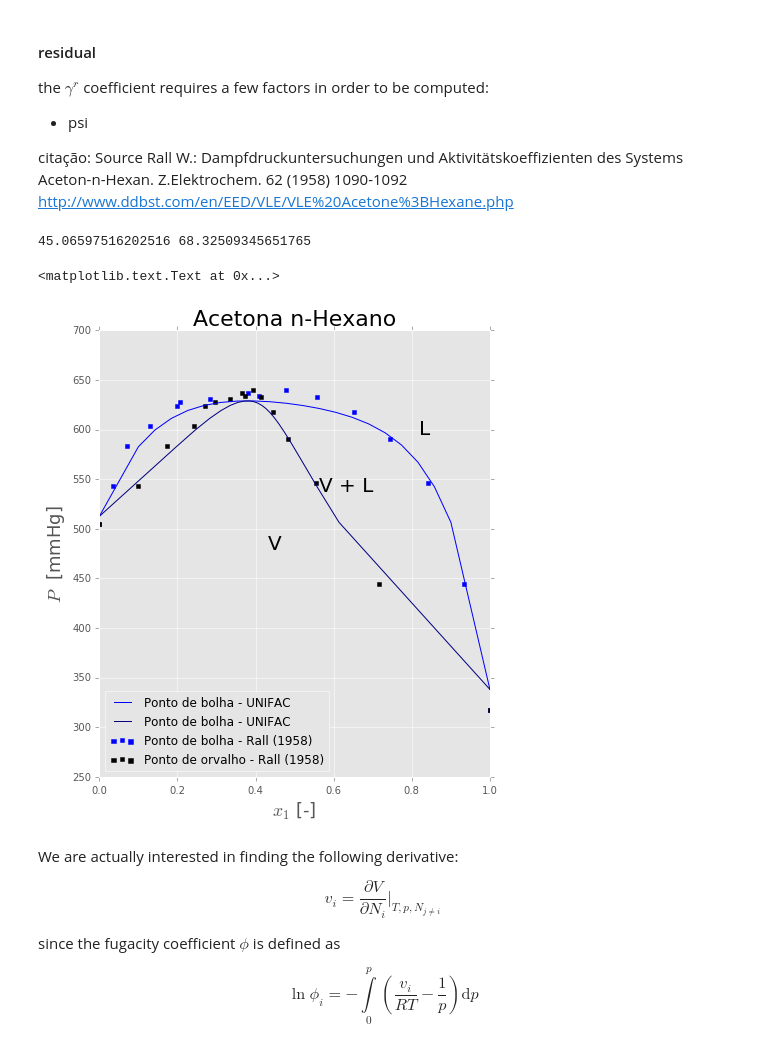
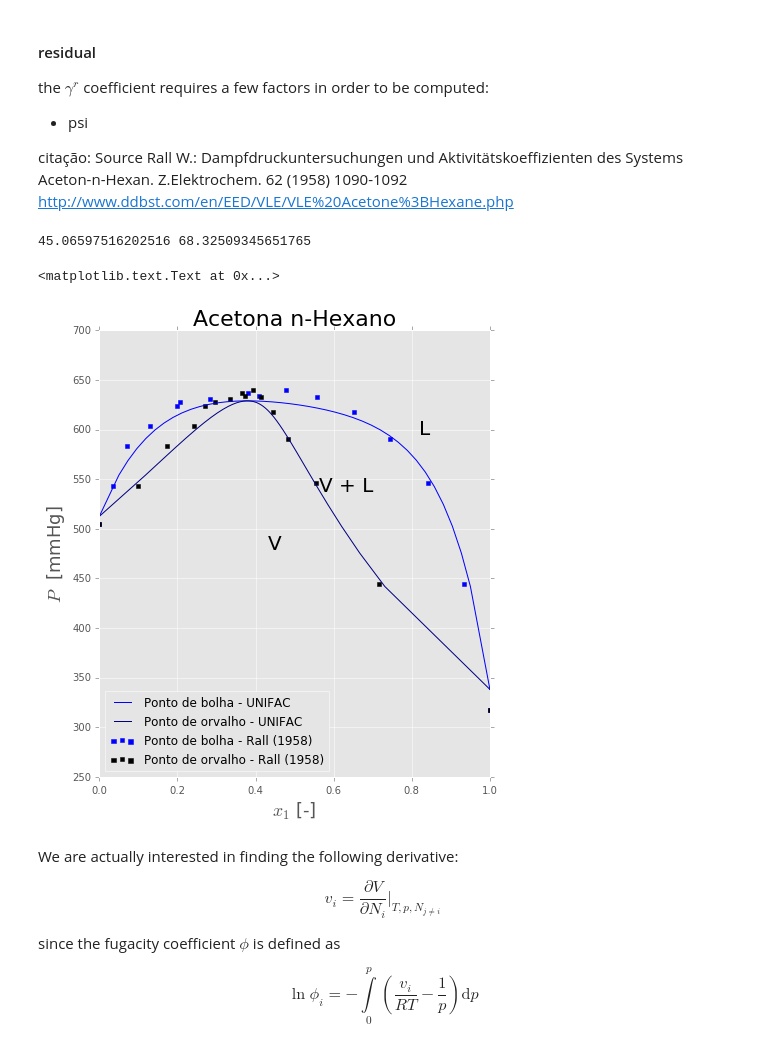
Before and after one commit to CSXHZX/thermodynamics, a Jupyter notebook: termo.ipynb, the cells around one changed output. Saved outputs shown, nothing was run; the diff lists cells and outputs as text; code cells hidden in the pictures.

```diff
--- a/termo.ipynb
+++ b/termo.ipynb
@@ -342,7 +342,7 @@ def sistema(v):
 
 T = 303.14
 act = []
-xx_molar = np.linspace(0.1,0.9,20)
+xx_molar = np.linspace(0.05,0.95,40)
 for x in xx_molar:
     propane, isobutane = molecule({1:2,2:1}), molecule({1:2,2:2})
     propane.rql(), isobutane.rql()
@@ -361,7 +361,7 @@ for x in xx_molar:
 
 
 guess = (0, p_sat_prop)
-ideal = 1
+ideal = 0
 y1,p1 = [], []
 for i,x in enumerate(xx_molar):
     f_l_1 = x * act[i][0] * p_sat_prop
@@ -484,7 +484,7 @@ array([ 2.53657708])
 T = 318.15
 ideal = 1
 new_vec = []
-x_molar = np.linspace(0.1,0.9,20)
+x_molar = np.linspace(0.05,0.95,40)
 for x in x_molar:
     pentano = molecule({1:2,2:3})
     acetona = molecule({1:1,18:1})
@@ -554,7 +554,7 @@ fig.text(0.76, 0.72, "L", fontsize=20, color="k")
 ax = fig.add_subplot(1,1,1)
 ax.plot(1-xb,pb,color='blue',label=r"Ponto de bolha - UNIFAC")
 #ax.scatter((1-xb),pb)
-ax.plot(1-xd,pdew,color='navy',label=r"Ponto de bolha - UNIFAC")
+ax.plot(1-xd,pdew,color='navy',label=r"Ponto de orvalho - UNIFAC")
 #ax.scatter(1-xd,pd)
 ax.set_xlim([0,1])
 #ax.set_ylim([0,800])
@@ -565,34 +565,34 @@ ax.set_ylabel(r'$P$  [mmHg]', fontsize=18)
 x_ref = np.array([0,0.0651,0.1592,0.2549,0.3478,0.4429,0.521,0.5907,
                   0.6202,0.7168,0.7932,0.8022,0.8692,0.9288,0.9658,1])
 y_ref= np.array([0,0.2828,0.4442,0.5163,0.556,0.5866,0.6068,0.6258,
                  0.6339,0.6662,0.7034,0.7292,0.7583,0.8255,0.9003,1])
 p_ref = np.array([42.25,59.275,72.767,78.687,82.3,84.34,85.273,84.5,
                  84.94,84.126,83.7,83.1,80.447,77.754,72.434,67.328]) * kPatommHg
 
 #x_ref = np.array([0,0.084,0.18,0.315,0.422,0.532,0.649,0.785,0.916,1])
 #y_ref= np.array([0,0.265,0.374,0.510,0.546,0.616,0.671,0.753,0.869,1])
 #p_ref = np.array([366.1,478.1,551.6,613.3,642.2,660.9,672.2,668.1,637.8,587.4]) * kPatommHg
 #x_ref = np.array([0,0.114,0.180,0.257,0.445,0.658,0.794,0.879,0.956,1])
 #y_ref= np.array([0,0.208,0.298,0.381,0.537,0.663,0.770,0.847,0.931,1])
 #p_ref = np.array([1125.2,1362.4,1481,1586.8,1739.2,1798.5,1781.9,1722.3,1635.8,1566.1])*kPatommHg
 ax.scatter(1-x_ref,p_ref,color='blue',marker='s'
            ,label=r"Ponto de bolha - Rall (1958)")
 ax.scatter(1-y_ref,p_ref,color='black',marker='s',
            label=r"Ponto de orvalho - Rall (1958)")
 
 '''exp = pd.read_csv('experimental.csv', sep=';')
 exp.head()
 exp['p'] = exp['p']/10
 exp['p'][2] = 84.881
 exp['p'][19] = 87.005
 ax.plot(exp['x1'],exp['p']*kPatommHg,'b--',label=r"Bubble point - experimental data")
 ax.plot(exp['y1'],exp['p']*kPatommHg,'k--',label=r"Dew point - experimental data")'''
 ax.legend(loc=3)
 ax.set_title('Acetona n-Hexano',fontsize=22)
 # %% [output]
 45.06597516202516 68.32509345651765
 <matplotlib.text.Text at 0x...>
-[figure, old version]
+[figure, new version]
 # %% [markdown]
 We are actually interested in finding the following derivative:
 
```
Also changed, not shown: parts of 1 cell of this notebook, 8 other files.
